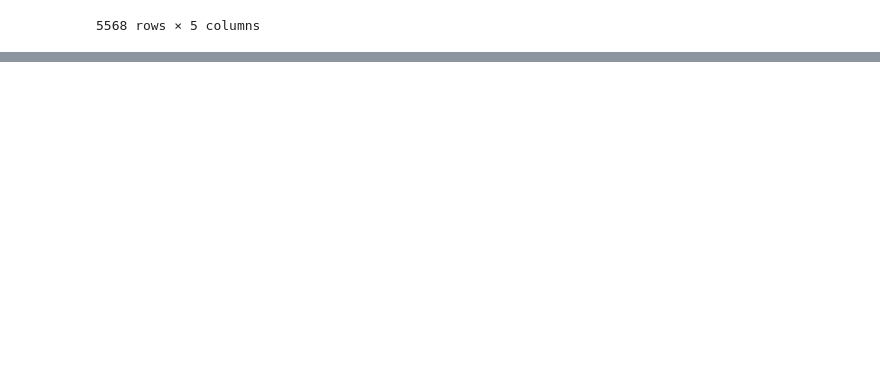
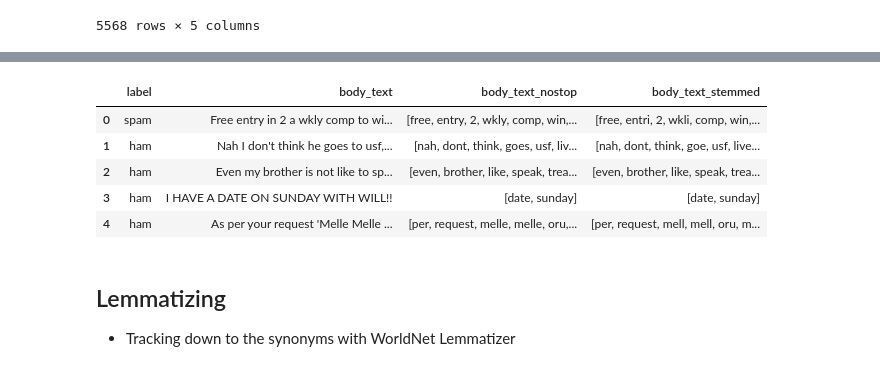
Before and after one commit to allaccountstaken/nlp_with_nltk, a Jupyter notebook: nlp_pipeline.ipynb, the cells around one changed output, grey strips where cells are left out. Saved outputs shown, nothing was run; the diff lists cells and outputs as text; code cells hidden in the pictures; blank space fills up the shorter version.

```diff
--- a/nlp_pipeline.ipynb
+++ b/nlp_pipeline.ipynb
@@ -377,0 +417,6 @@ data
+# %%
+stopwords = nltk.corpus.stopwords.words('english')
+# %%
+data = pd.read_csv("SMSSpamCollection.tsv", sep='\t')
+data.columns = ['label', 'body_text']
+data.head()
@@ -377,0 +436,2 @@ data
+# %%
+data['body_text_nostop'] = data['body_text'].apply(lambda x : clean_text(x.lower()))
@@ -377,0 +447,18 @@ data
+# %%
+def stemming(tokenized_text):
+    text = [ps.stem(word) for word in tokenized_text]
+    return text
+
+
+data['body_text_stemmed'] = data['body_text_nostop'].apply(lambda x: stemming(x))
+data.head()
+# %% [output]
+|  | label | body_text | body_text_nostop | body_text_stemmed |
+| 0 | spam | Free entry in 2 a wkly comp to wi... | [free, entry, 2, wkly, comp, win,... | [free, entri, 2, wkli, comp, win,... |
+| 1 | ham | Nah I don't think he goes to usf,... | [nah, dont, think, goes, usf, liv... | [nah, dont, think, goe, usf, live... |
+| 2 | ham | Even my brother is not like to sp... | [even, brother, like, speak, trea... | [even, brother, like, speak, trea... |
+| 3 | ham | I HAVE A DATE ON SUNDAY WITH WILL!! | [date, sunday] | [date, sunday] |
+| 4 | ham | As per your request 'Melle Melle ... | [per, request, melle, melle, oru,... | [per, request, mell, mell, oru, m... |
+# %% [markdown]
+## Lemmatizing
+- Tracking down to the synonyms with WorldNet Lemmatizer
```
Also changed, not shown: parts of 12 cells of this notebook, 1 other file.
